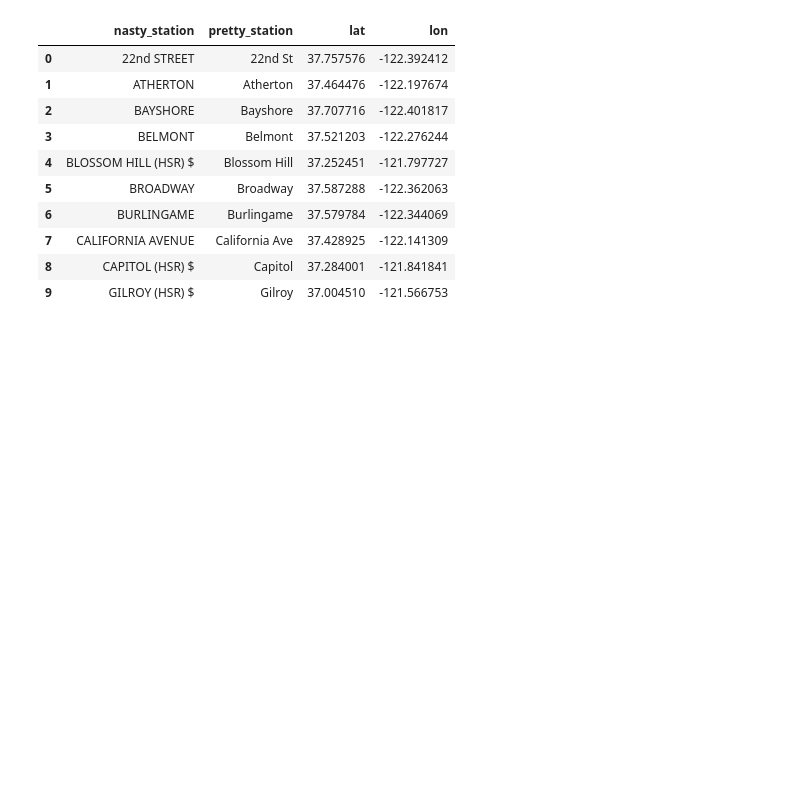
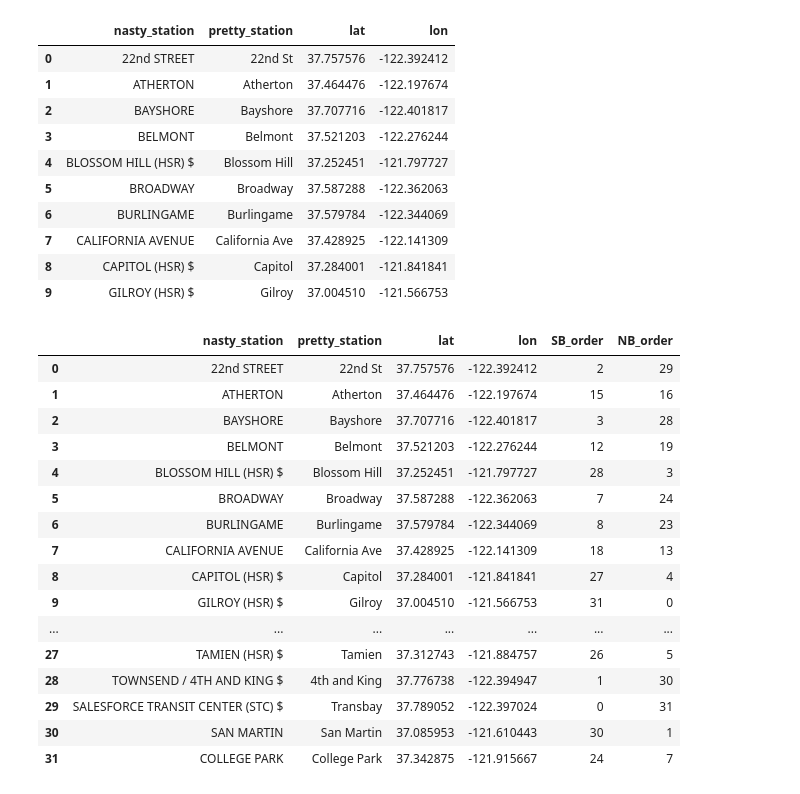
Before and after one commit to sfbrigade/calviz, a Jupyter notebook: notebooks/Schedule_merge_locations.ipynb, the cells around one changed output. Cells and saved outputs as stored; diff of their text form; code cells hidden in the pictures; blank space fills up the shorter version.

Commit message:
adding a station order index to the station locations key

```diff
--- a/notebooks/Schedule_merge_locations.ipynb
+++ b/notebooks/Schedule_merge_locations.ipynb
@@ -30,7 +55,5 @@ locs = pd.read_csv("../data/station_locs.csv")
 # %%
 locs = locs.set_index("ZNAME")
-# %%
-locs = locs[['lat', 'lon']]
 # %%
 unique_stations["pretty_station"] = (unique_stations["nasty_station"].str.split("(").str[0]
     .str.strip()
@@ -56,5 +79,38 @@ data_join.head(10)
 | 7 | CALIFORNIA AVENUE | California Ave | 37.428925 | -122.141309 |
 | 8 | CAPITOL (HSR) $ | Capitol | 37.284001 | -121.841841 |
 | 9 | GILROY (HSR) $ | Gilroy | 37.004510 | -121.566753 |
+# %%
+station_order = ['Transbay', '4th and King', '22nd St', 'Bayshore',
+       'South San Francisco', 'San Bruno', 'Millbrae', 'Broadway',
+       'Burlingame', 'San Mateo', 'Hayward Park', 'Hillsdale', 'Belmont',
+       'San Carlos', 'Redwood City', 'Atherton', 'Menlo Park',
+       'Palo Alto', 'California Ave', 'San Antonio', 'Mountain View',
+       'Sunnyvale', 'Lawrence', 'Santa Clara', 'College Park',
+       'San Jose Diridon', 'Tamien', 'Capitol', 'Blossom Hill',
+       'Morgan Hill', 'San Martin', 'Gilroy']
+# %%
+data_join["SB_order"] = data_join["pretty_station"].apply(lambda x: station_order.index(x))
+# %%
+data_join["NB_order"] = data_join["pretty_station"].apply(lambda x: -(station_order.index(x)-31))
+# %%
+data_join
+# %% [output]
+|  | nasty_station | pretty_station | lat | lon | SB_order | NB_order |
+| 0 | 22nd STREET | 22nd St | 37.757576 | -122.392412 | 2 | 29 |
+| 1 | ATHERTON | Atherton | 37.464476 | -122.197674 | 15 | 16 |
+| 2 | BAYSHORE | Bayshore | 37.707716 | -122.401817 | 3 | 28 |
+| 3 | BELMONT | Belmont | 37.521203 | -122.276244 | 12 | 19 |
+| 4 | BLOSSOM HILL (HSR) $ | Blossom Hill | 37.252451 | -121.797727 | 28 | 3 |
+| 5 | BROADWAY | Broadway | 37.587288 | -122.362063 | 7 | 24 |
+| 6 | BURLINGAME | Burlingame | 37.579784 | -122.344069 | 8 | 23 |
+| 7 | CALIFORNIA AVENUE | California Ave | 37.428925 | -122.141309 | 18 | 13 |
+| 8 | CAPITOL (HSR) $ | Capitol | 37.284001 | -121.841841 | 27 | 4 |
+| 9 | GILROY (HSR) $ | Gilroy | 37.004510 | -121.566753 | 31 | 0 |
+| ... | ... | ... | ... | ... | ... | ... |
+| 27 | TAMIEN (HSR) $ | Tamien | 37.312743 | -121.884757 | 26 | 5 |
+| 28 | TOWNSEND / 4TH AND KING $ | 4th and King | 37.776738 | -122.394947 | 1 | 30 |
+| 29 | SALESFORCE TRANSIT CENTER (STC) $ | Transbay | 37.789052 | -122.397024 | 0 | 31 |
+| 30 | SAN MARTIN | San Martin | 37.085953 | -121.610443 | 30 | 1 |
+| 31 | COLLEGE PARK | College Park | 37.342875 | -121.915667 | 24 | 7 |
 # %%
 data_join.to_csv("../data/station_lat_lon_key.csv", index=False)
```
Also changed, not shown: parts of 3 cells of this notebook, 1 other file.
